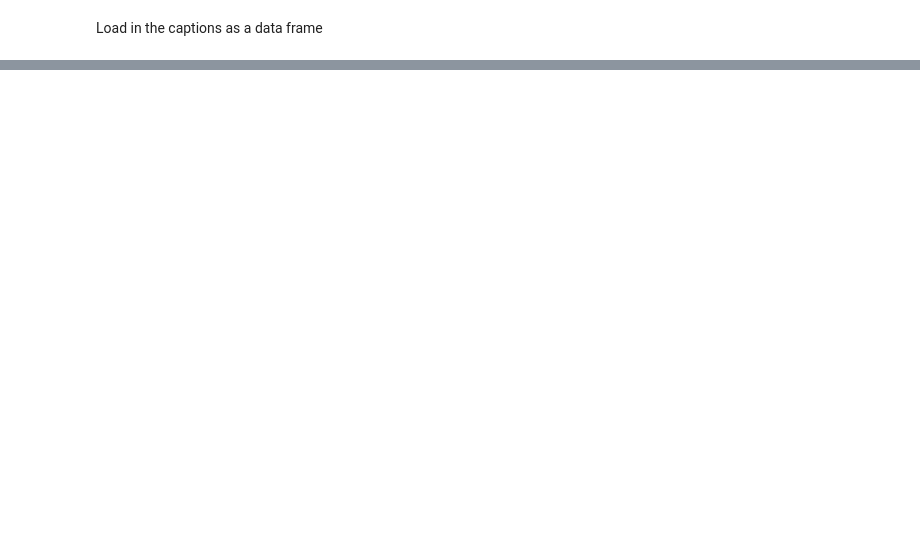
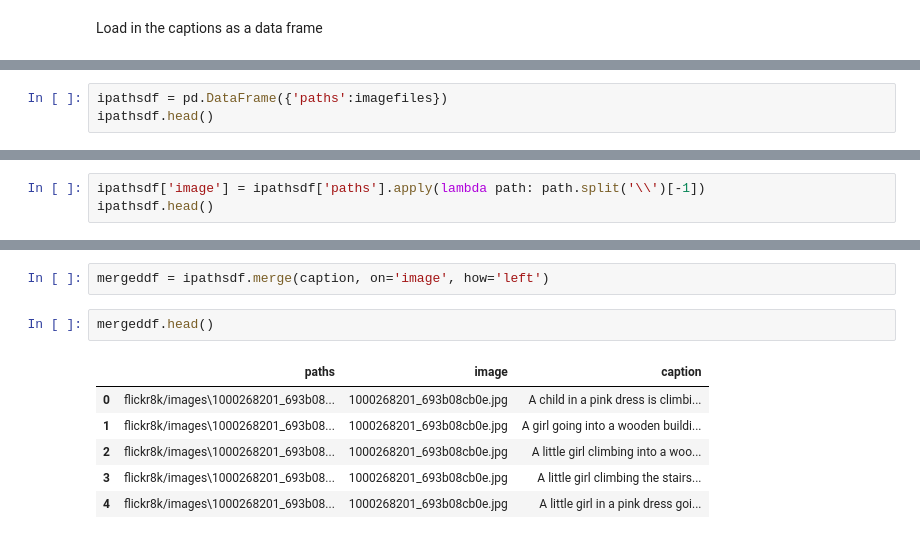
Before and after one commit to ananyachattoraj/capstone, a Jupyter notebook: EDA.ipynb, the cells around one changed output, grey strips where cells are left out. Saved outputs shown, nothing was run; the diff lists cells and outputs as text; blank space fills up the shorter version.

```diff
--- a/EDA.ipynb
+++ b/EDA.ipynb
@@ -59,0 +109,3 @@ Thankfully, this is already a relatively clean caption set.
+# %%
+ipathsdf = pd.DataFrame({'paths':imagefiles})
+ipathsdf.head()
@@ -59,0 +119,3 @@ Thankfully, this is already a relatively clean caption set.
+# %%
+ipathsdf['image'] = ipathsdf['paths'].apply(lambda path: path.split('\\')[-1])
+ipathsdf.head()
@@ -59,0 +129,11 @@ Thankfully, this is already a relatively clean caption set.
+# %%
+mergeddf = ipathsdf.merge(caption, on='image', how='left')
+# %%
+mergeddf.head()
+# %% [output]
+|  | paths | image | caption |
+| 0 | flickr8k/images\1000268201_693b08... | 1000268201_693b08cb0e.jpg | A child in a pink dress is climbi... |
+| 1 | flickr8k/images\1000268201_693b08... | 1000268201_693b08cb0e.jpg | A girl going into a wooden buildi... |
+| 2 | flickr8k/images\1000268201_693b08... | 1000268201_693b08cb0e.jpg | A little girl climbing into a woo... |
+| 3 | flickr8k/images\1000268201_693b08... | 1000268201_693b08cb0e.jpg | A little girl climbing the stairs... |
+| 4 | flickr8k/images\1000268201_693b08... | 1000268201_693b08cb0e.jpg | A little girl in a pink dress goi... |
```
Also changed, not shown: parts of 15 cells of this notebook, 2 other files.
